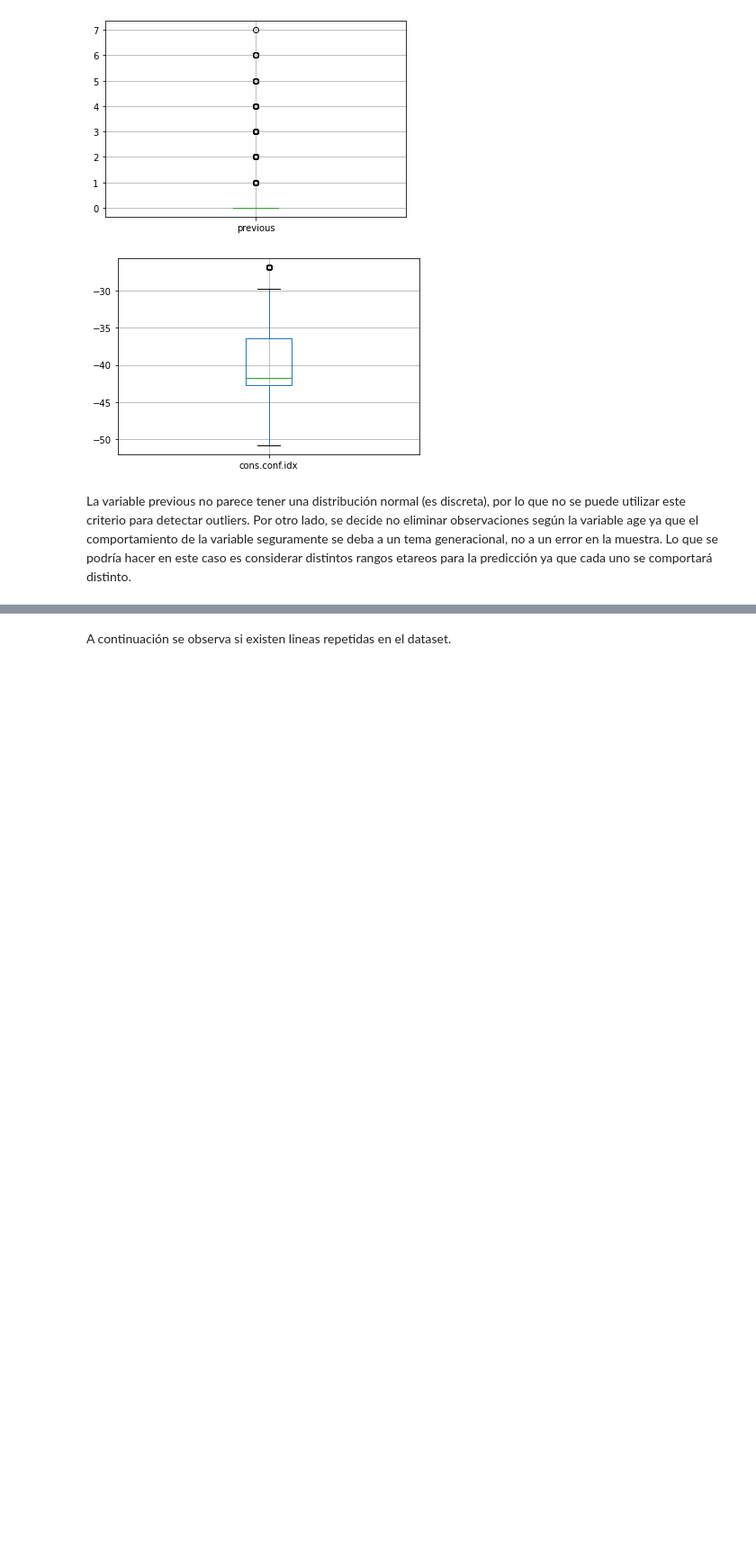
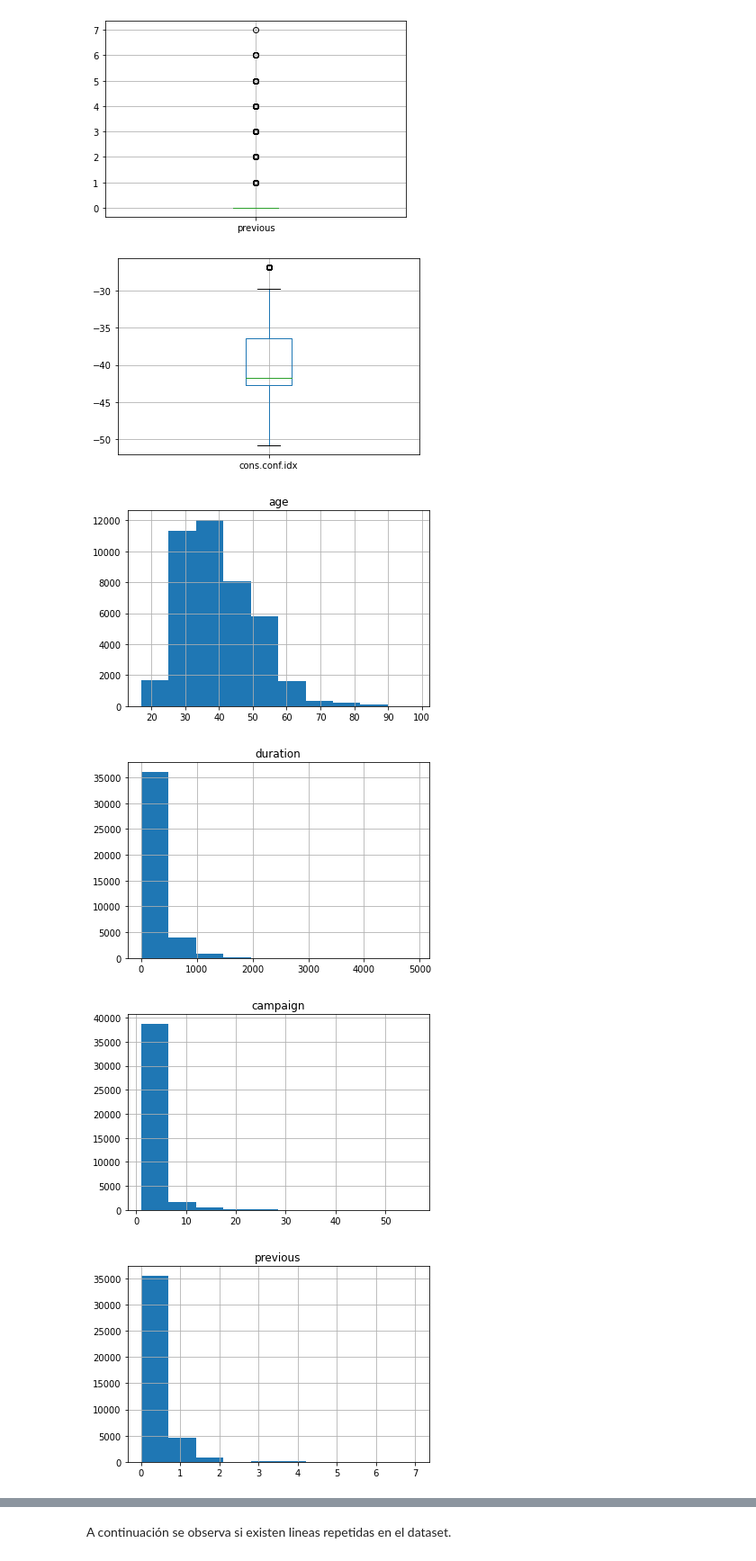
Before and after one commit to anasofiasama/Logistic-Regression-Project-Tutorial, a Jupyter notebook: src/explore.ipynb, the cells around one changed output, grey strips where cells are left out. Shown at 90% size. Saved outputs shown, nothing was run; the diff lists cells and outputs as text; code cells hidden in the pictures; blank space fills up the shorter version.

```diff
--- a/src/explore.ipynb
+++ b/src/explore.ipynb
@@ -181,5 +182,12 @@ for i in ['age','duration','campaign','previous','cons.conf.idx']:
 [figure]
 [figure]
 [figure]
-# %% [markdown]
-La variable previous no parece tener una distribución normal (es discreta), por lo que no se puede utilizar este criterio para detectar outliers. Por otro lado, se decide no eliminar observaciones según la variable age ya que el comportamiento de la variable seguramente se deba a un tema generacional, no a un error en la muestra. Lo que se podría hacer en este caso es considerar distintos rangos etareos para la predicción ya que cada uno se comportará distinto.
+# %%
+for i in ['age','duration','campaign','previous','cons.conf.idx']:
+    df[[i]].hist()
+    plt.show()
+# %% [output]
+[figure, added]
+[figure, added]
+[figure, added]
+[figure, added]
```
Also changed, not shown: parts of 47 cells of this notebook.
